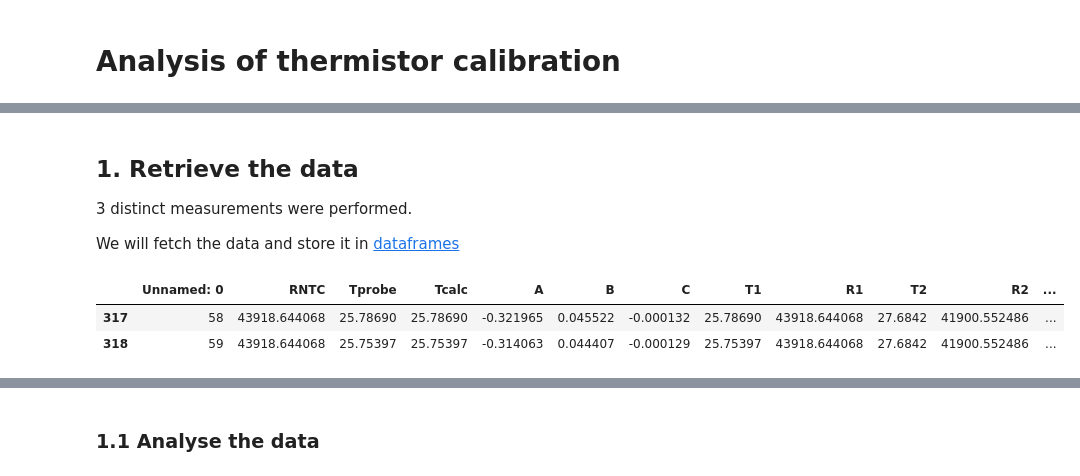
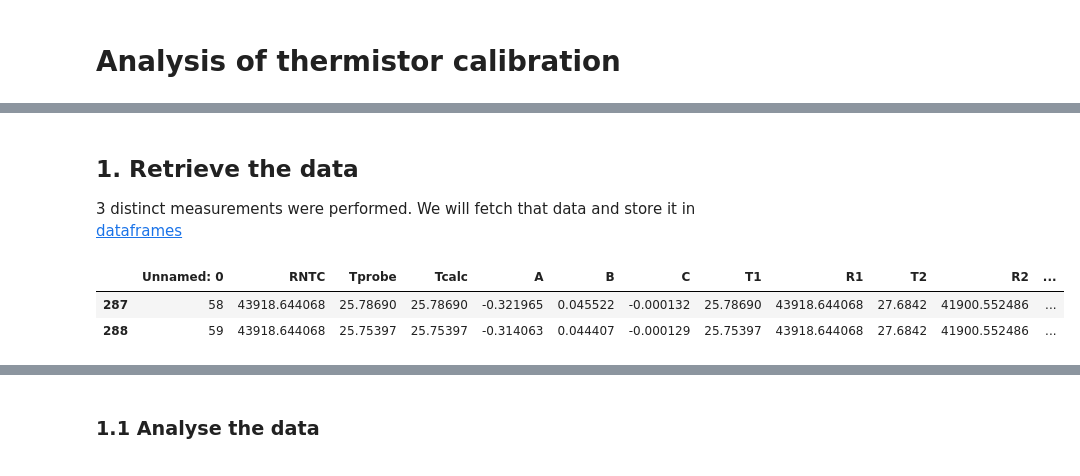
Before and after one commit to jonasvdd/NTC-calibration, a Jupyter notebook: desktop/notebooks/Visualization..ipynb, the cells around one changed output, grey strips where cells are left out. Cells and saved outputs as stored; diff of their text form; code cells hidden in the pictures.

```diff
--- a/desktop/notebooks/Visualization..ipynb
+++ b/desktop/notebooks/Visualization..ipynb
@@ -20,19 +36,17 @@ import numpy as np
 # %% [markdown]
 ## 1. Retrieve the data
 
-3 distinct measurements were performed.
-
-We will fetch the data and store it in [dataframes](https://pandas.pydata.org/pandas-docs/stable/generated/pandas.DataFrame.html)
+3 distinct measurements were performed. We will fetch that data and store it in [dataframes](https://pandas.pydata.org/pandas-docs/stable/generated/pandas.DataFrame.html)
 # %%
 df_cold = pd.read_csv('../data/rev_csv_2018-11-27_10-35.csv')
-df_hot = pd.read_csv('../data/rev_csv_2018-11-27_11-02.csv')[:180]
+df_hot = pd.read_csv('../data/rev_csv_2018-11-27_11-02.csv')[:150]
 df_avg = pd.read_csv('../data/rev_csv_2018-11-20_11-18.csv')[15:]
 
 df = df_cold
 df = df.append(df_hot, ignore_index=True)
 df = df.append(df_avg, ignore_index=True)
 df.tail(2)
 # %% [output]
 |  | Unnamed: 0 | RNTC | Tprobe | Tcalc | A | B | C | T1 | R1 | T2 | R2 | ... |
-| 317 | 58 | 43918.644068 | 25.78690 | 25.78690 | -0.321965 | 0.045522 | -0.000132 | 25.78690 | 43918.644068 | 27.6842 | 41900.552486 | ... |
-| 318 | 59 | 43918.644068 | 25.75397 | 25.75397 | -0.314063 | 0.044407 | -0.000129 | 25.75397 | 43918.644068 | 27.6842 | 41900.552486 | ... |
+| 287 | 58 | 43918.644068 | 25.78690 | 25.78690 | -0.321965 | 0.045522 | -0.000132 | 25.78690 | 43918.644068 | 27.6842 | 41900.552486 | ... |
+| 288 | 59 | 43918.644068 | 25.75397 | 25.75397 | -0.314063 | 0.044407 | -0.000129 | 25.75397 | 43918.644068 | 27.6842 | 41900.552486 | ... |
```
Also changed, not shown: parts of 37 cells of this notebook, 1 other file.
